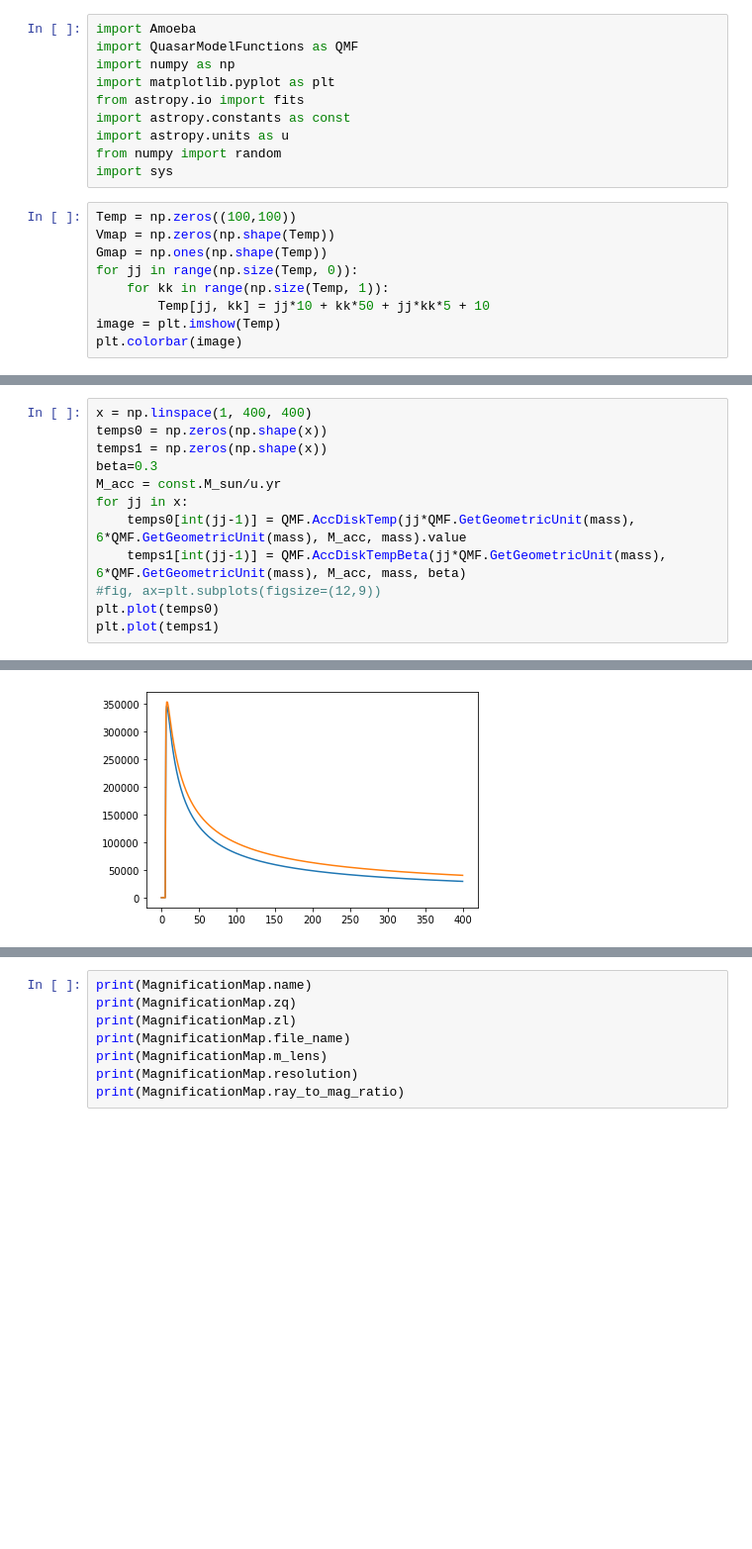
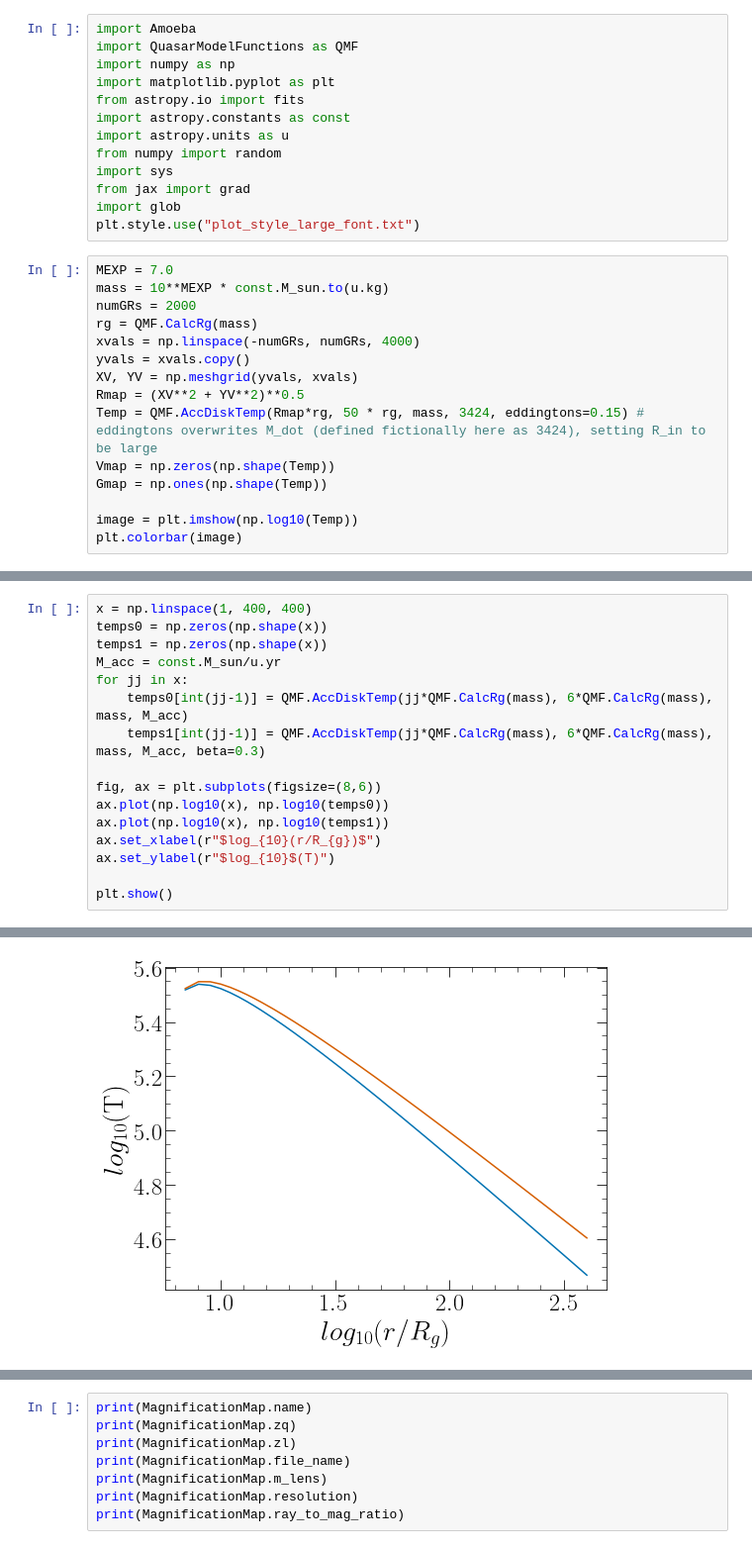
Before and after one commit to Henry-Best-01/Amoeba, a Jupyter notebook: ClassTest.ipynb, the cells around one changed output, grey strips where cells are left out. Shown at 99% size. Drawn from its saved outputs; the diff is of its cells as text; blank space fills up the shorter version.

```diff
--- a/ClassTest.ipynb
+++ b/ClassTest.ipynb
@@ -8,14 +8,23 @@ import astropy.constants as const
 import astropy.units as u
 from numpy import random
 import sys
+from jax import grad
+import glob
+plt.style.use("plot_style_large_font.txt")
 # %%
-Temp = np.zeros((100,100))
+MEXP = 7.0
+mass = 10**MEXP * const.M_sun.to(u.kg)
+numGRs = 2000
+rg = QMF.CalcRg(mass)
+xvals = np.linspace(-numGRs, numGRs, 4000)
+yvals = xvals.copy()
+XV, YV = np.meshgrid(yvals, xvals)
+Rmap = (XV**2 + YV**2)**0.5
+Temp = QMF.AccDiskTemp(Rmap*rg, 50 * rg, mass, 3424, eddingtons=0.15) # eddingtons overwrites M_dot (defined fictionally here as 3424), setting R_in to be large
 Vmap = np.zeros(np.shape(Temp))
 Gmap = np.ones(np.shape(Temp))
-for jj in range(np.size(Temp, 0)):
-    for kk in range(np.size(Temp, 1)):
-        Temp[jj, kk] = jj*10 + kk*50 + jj*kk*5 + 10
-image = plt.imshow(Temp)
+
+image = plt.imshow(np.log10(Temp))
 plt.colorbar(image)
 # %% [output]
 <matplotlib.colorbar.Colorbar at 0x...>
@@ -33,12 +38,16 @@ DiskModel = Amoeba.ThinDisk(MEXP,redshift,nGRs, inc_angle,Temp,Vmap,Gmap,name='T
 x = np.linspace(1, 400, 400)
 temps0 = np.zeros(np.shape(x))
 temps1 = np.zeros(np.shape(x))
-beta=0.3
 M_acc = const.M_sun/u.yr
 for jj in x:
-    temps0[int(jj-1)] = QMF.AccDiskTemp(jj*QMF.GetGeometricUnit(mass), 6*QMF.GetGeometricUnit(mass), M_acc, mass).value
-    temps1[int(jj-1)] = QMF.AccDiskTempBeta(jj*QMF.GetGeometricUnit(mass), 6*QMF.GetGeometricUnit(mass), M_acc, mass, beta)
-#fig, ax=plt.subplots(figsize=(12,9))
-plt.plot(temps0)
-plt.plot(temps1)
+    temps0[int(jj-1)] = QMF.AccDiskTemp(jj*QMF.CalcRg(mass), 6*QMF.CalcRg(mass), mass, M_acc)
+    temps1[int(jj-1)] = QMF.AccDiskTemp(jj*QMF.CalcRg(mass), 6*QMF.CalcRg(mass), mass, M_acc, beta=0.3)
+
+fig, ax = plt.subplots(figsize=(8,6))
+ax.plot(np.log10(x), np.log10(temps0))
+ax.plot(np.log10(x), np.log10(temps1))
+ax.set_xlabel(r"$log_{10}(r/R_{g})$")
+ax.set_ylabel(r"$log_{10}$(T)")
+
+plt.show()
 # %% [output]
@@ -46,2 +54,2 @@ plt.plot(temps1)
-[figure, old version]
+[figure, new version]
 # %%
```
Also changed, not shown: parts of 37 cells of this notebook.
